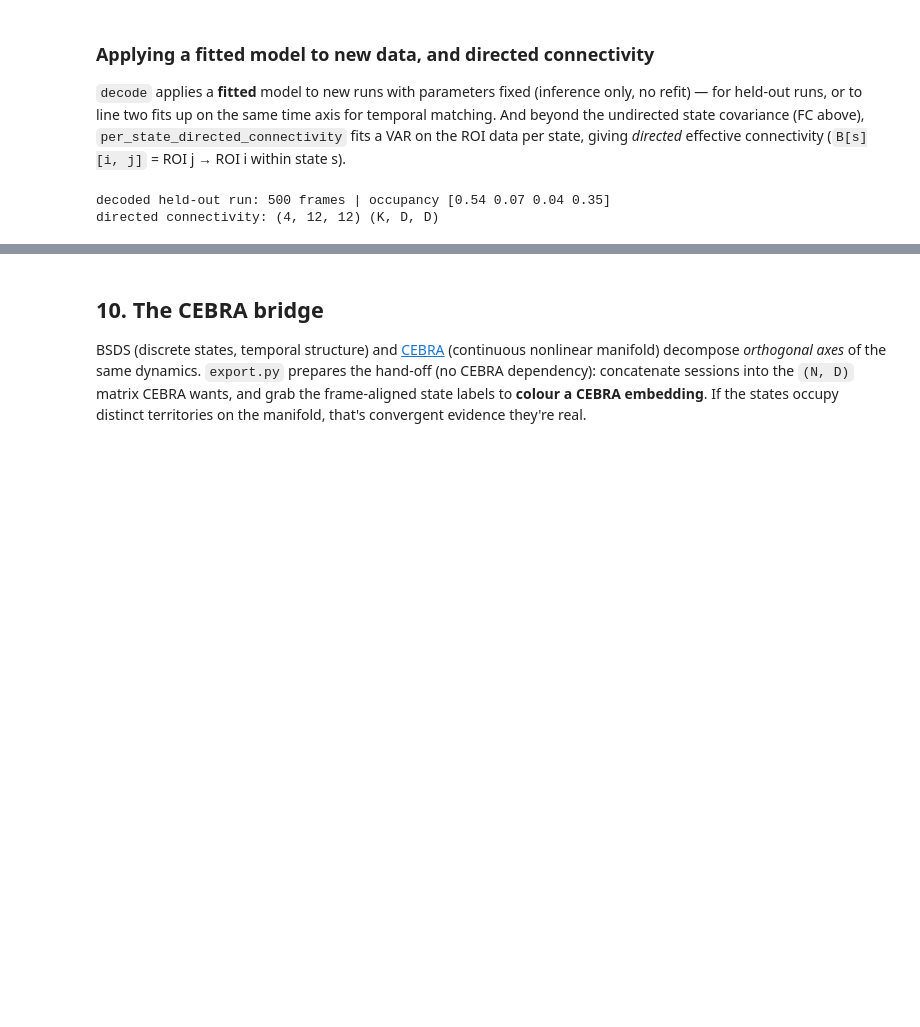
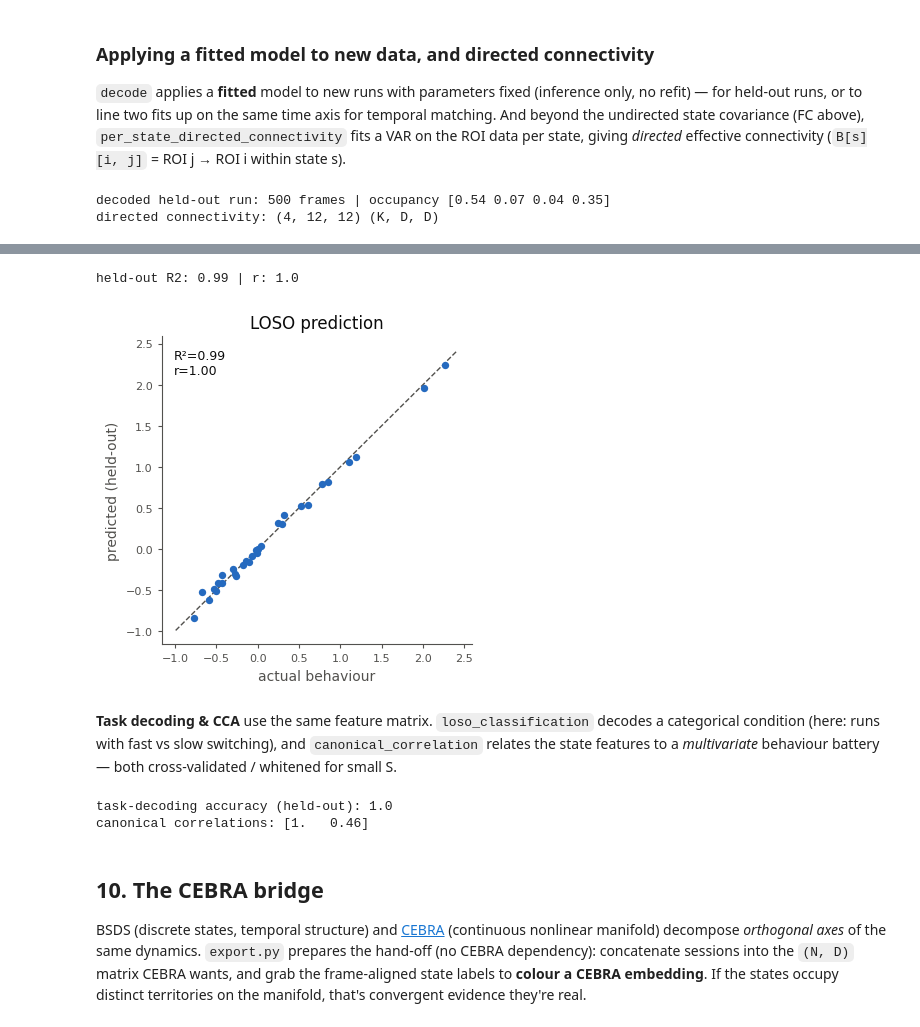
Before and after one commit to dowdlelt/fastfuncstuff, a Jupyter notebook: notebooks/bsds_demo.ipynb, the cells around one changed output, grey strips where cells are left out. Cells and saved outputs as stored; diff of their text form; code cells hidden in the pictures; blank space fills up the shorter version.

```diff
--- a/notebooks/bsds_demo.ipynb
+++ b/notebooks/bsds_demo.ipynb
@@ -227,3 +267,49 @@ directed connectivity: (4, 12, 12) (K, D, D)
+# %%
+from fastfuncstuff.dynamics.behavior import (
+    session_feature_matrix, cross_validated_prediction, canonical_correlation)
+
+cohort, _, _ = simulate(n_sessions=30, t=200, seed=3)
+cohort_model = fit_bsds(cohort, n_states=4, max_ldim=4, n_init=3, n_iter=80, seed=0)
+cohort_stats = compute_state_stats(cohort_model, tr=TR)
+X, names = session_feature_matrix(cohort_stats)          # (S, 2K): occupancy + lifetime
+occ = cohort_stats.subject_occupancy
+behaviour = 3.0 * occ[:, 0] - 2.0 * occ[:, 1] + 0.05 * np.random.default_rng(1).standard_normal(len(occ))
+
+pred = cross_validated_prediction(X, behaviour, alpha=1.0, feature_names=names)
+print('held-out R2:', round(pred.r2, 2), '| r:', round(pred.correlation, 2))
+fig, ax = plt.subplots(figsize=(4, 4))
+plots.plot_prediction(pred, ax)
+plt.show()
+# %% [output]
+held-out R2: 0.99 | r: 1.0
+[figure, added]
+# %% [markdown]
+**Task decoding & CCA** use the same feature matrix. `loso_classification` decodes a categorical
+condition (here: runs with fast vs slow switching), and `canonical_correlation` relates the state
+features to a *multivariate* behaviour battery — both cross-validated / whitened for small S.
+# %%
+from fastfuncstuff.dynamics.behavior import loso_classification, session_feature_matrix
+
+# two conditions that differ only in switching speed (stay probability):
+fast, _, _ = simulate(n_sessions=12, t=200, stay=0.85, seed=10)
+slow, _, _ = simulate(n_sessions=12, t=200, stay=0.97, seed=20)
+two_model = fit_bsds(fast + slow, n_states=4, max_ldim=4, n_init=3, n_iter=80, seed=0)
+two_stats = compute_state_stats(two_model, tr=TR)
+two_switch = compute_switch_stats(two_model, tr=TR)
+Xc, _ = session_feature_matrix(two_stats, switch_stats=two_switch,
+                               include=('occupancy', 'lifetime', 'switch_rate'))
+labels = np.array([0] * 12 + [1] * 12)
+clf = loso_classification(Xc, labels)
+print('task-decoding accuracy (held-out):', round(clf.accuracy, 2))
+
+rng = np.random.default_rng(7)
+reaction_time = 2.0 * occ[:, 2] + rng.standard_normal(len(occ))   # noisy, partly state-linked
+Y = np.column_stack([behaviour, reaction_time])
+cca = canonical_correlation(X, Y, n_components=2)
+print('canonical correlations:', np.round(cca.correlations, 2))
+# %% [output]
+task-decoding accuracy (held-out): 1.0
+canonical correlations: [1.   0.46]
 # %% [markdown]
 ## 10. The CEBRA bridge
 
```
Also changed, not shown: parts of 5 cells of this notebook, 1 other file.
